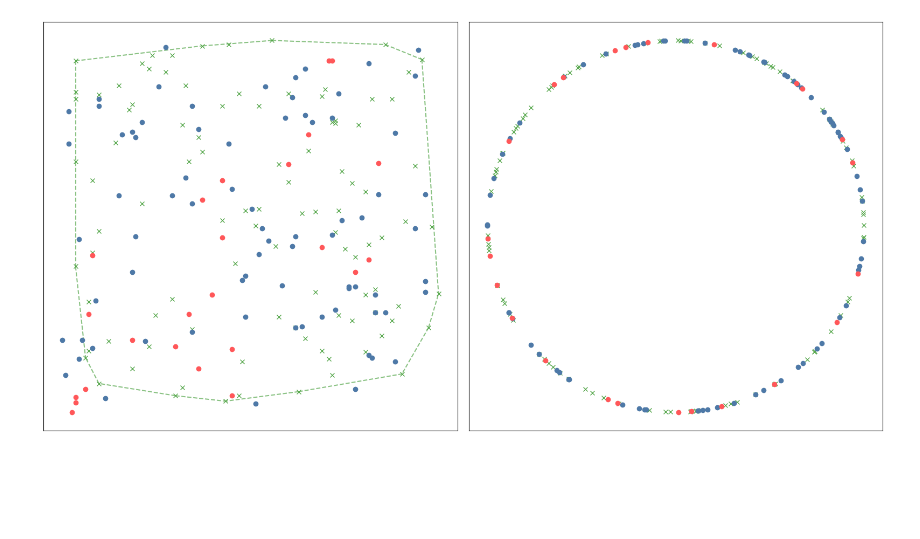
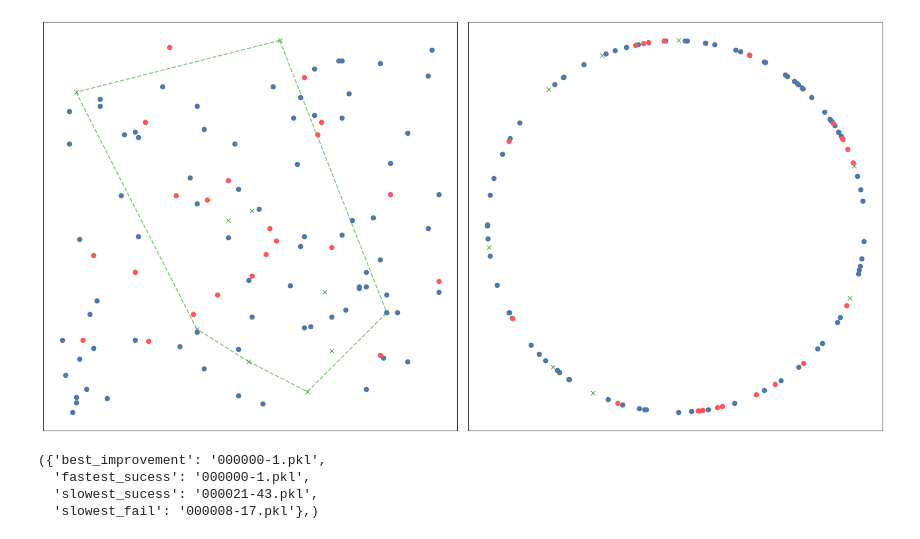
Before and after one commit to MatiasEtcheve/RECVIS-transporter-networks, a Jupyter notebook: training_visualisation.ipynb, the cells around one changed output. Drawn from its saved outputs; the diff is of its cells as text; code cells hidden in the pictures; blank space fills up the shorter version.

Commit message:
block insertion 10

```diff
--- a/training_visualisation.ipynb
+++ b/training_visualisation.ipynb
@@ -157,3 +159,13 @@ def plot_orientations(ax, place_orientations):
         labelbottom=False,
     )
     plt.tight_layout()
+# %%
+with open(
+    "predictions/block-insertion-transporter-100-0/block-insertion-transporter-100-0-50.pkl",
+    "rb",
+) as f:
+    "predictions/block-insertion-transporter-100-0/block-insertion-transporter-100-0-50.pkl",
+np.mean([d[0] for d in data])
+) as f:
+    data = pickle.load(f)
+np.mean([d[0] for d in data])
@@ -245,7 +323,7 @@ plot_success(ylabel_nb_action, xlabel, data=logs["nb_action"], ax=axs[1, 1], yli
 task = "block-insertion"
 agent = "transporter"
 train_run = 0
-n_demos = 100
+n_demos = 10
 
 np.random.seed(train_run)
 tf.random.set_seed(train_run)
@@ -257,34 +335,34 @@ data = pickle.load(
     open(
         os.path.join(
             f"predictions/{task}-{agent}-{n_demos}-{train_run}/",
-            f"{task}-{agent}-{n_demos}-{train_run}-50.pkl",
+            f"{task}-{agent}-{n_demos}-{train_run}-2000.pkl",
         ),
         "rb",
     )
 )
 
 place_positions = {-1: [], 0: [], 1: []}
 place_orientations = {-1: [], 0: [], 1: []}
 for episode in episodes:
     info_path = [
         f for f in path_to_infos.glob("{:>6}*.pkl".format(episode).replace(" ", "0"))
     ][0]
     with open(info_path, "rb") as file:
         info = pickle.load(file)
     place_positions[-1].append(info[0][6][0])
     place_orientations[-1].append(p.getEulerFromQuaternion(info[0][6][1]))
 
 for episode_info in data:
     place_positions[episode_info[0]].append(episode_info[2][-1][6][0])
     place_orientations[episode_info[0]].append(
         p.getEulerFromQuaternion(episode_info[2][-1][6][1])
     )
 
 place_positions = {k: np.array(v)[:, :2] for k, v in place_positions.items()}
 place_orientations = {k: np.array(v)[:, 2] for k, v in place_orientations.items()}
 
 fig, axs = plt.subplots(1, 2, figsize=(16, 8))
 plot_points(axs[0], place_positions, draw_convex=True)
 plot_orientations(axs[1], place_orientations)
 # %% [output]
-[figure, old version]
+[figure, new version]
@@ -293,2 +369,50 @@ del str
+# %%
+def compute_reward_per_env(task, agent, n_demos, step):
+    train_run = 0
+    path_to_dataset = os.path.join("dataset/", f"{task}-test")
+    path_to_predictions = f"predictions/{task}-{agent}-{n_demos}-{train_run}/{task}-{agent}-{n_demos}-{train_run}-{step}.pkl"
+    color_path = os.path.join(path_to_dataset, "action")
+    fnames = {}
+    predictions = pickle.load(open(path_to_predictions, "rb"))
+    counter = 0
+    if tf.io.gfile.exists(color_path):
+        for fname in sorted(tf.io.gfile.listdir(color_path)):
+            if ".pkl" in fname:
+                reward, nb_action, actions = predictions[counter]
+                fnames[fname] = [reward, nb_action]
+                counter += 1
+    return fnames
+
+
+fnames_begin = compute_reward_per_env("block-insertion", "transporter", 10, 400)
+fnames_end = compute_reward_per_env("block-insertion", "transporter", 10, 2000)
+
+
+success = {
+    k: v
+    for k, v in sorted(fnames_end.items(), key=lambda item: item[1][1])
+    if v[0] >= 0.99
+}
+fail = {
+    k: v
+    for k, v in sorted(fnames_end.items(), key=lambda item: item[1][0])
+    if v[0] <= 0.99
+}
+improvement = {
+    k: [v[0] - fnames_begin[k][0], fnames_begin[k][1] - v[1]]
+    for k, v in sorted(fnames_end.items(), key=lambda item: item[1][1])
+}
+data = {
+    "best_improvement": list(improvement.keys())[0],
+    "fastest_sucess": list(success.keys())[0] if success else None,
+    "slowest_sucess": list(success.keys())[-1] if success else None,
+    "slowest_fail": list(fail.keys())[0] if fail else None,
+}
+data,
+# %% [output]
+({'best_improvement': '000000-1.pkl',
+  'fastest_sucess': '000000-1.pkl',
+  'slowest_sucess': '000021-43.pkl',
+  'slowest_fail': '000008-17.pkl'},)
 # %%
 all_n_steps = []
```
Also changed, not shown: parts of 9 cells of this notebook, 13 other files.
